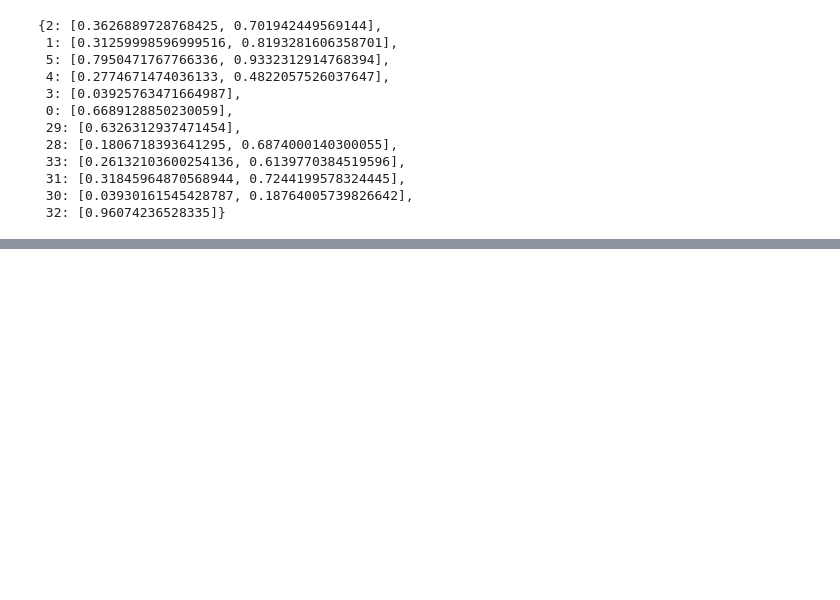
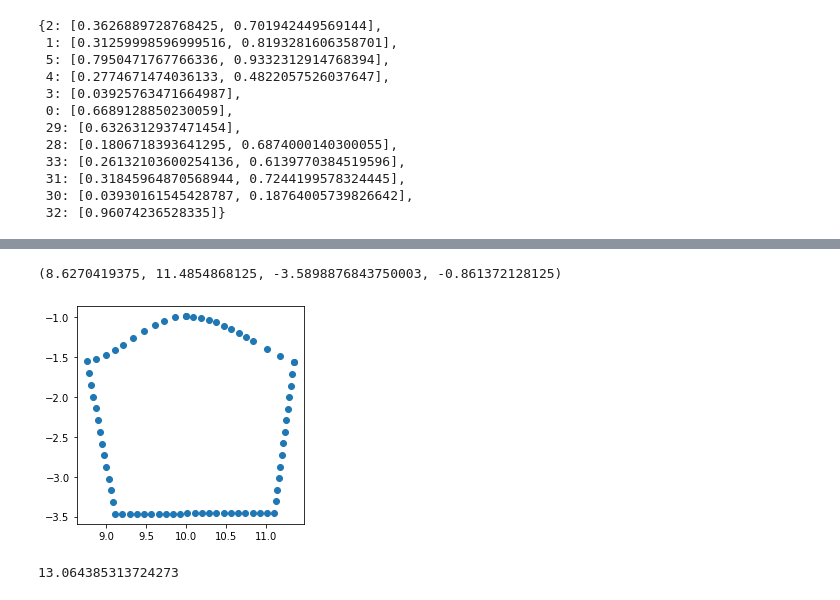
Before and after one commit to clara-kang/shape_matching, a Jupyter notebook: create_cross_stream_line.ipynb, the cells around one changed output, grey strips where cells are left out. Drawn from its saved outputs; the diff is of its cells as text; code cells hidden in the pictures; blank space fills up the shorter version.

```diff
--- a/create_cross_stream_line.ipynb
+++ b/create_cross_stream_line.ipynb
@@ -640,0 +743,9 @@ new_cid_node_percentage_map
+# %%
+pts_np = np.array(p4_pts)
+
+plt.plot(pts_np[:,0], pts_np[:,1], 'o')
+
+plt.axis('scaled')
+# %% [output]
+(8.6270419375, 11.4854868125, -3.5898876843750003, -0.861372128125)
+[figure, added]
@@ -641,3 +754,7 @@ new_cid_node_percentage_map
+# %%
+(getCurveLength(23) + getCurveLength(24))/2/0.13
+# %% [output]
+13.064385313724273
 # %%
 plt.figure(figsize=(15, 15))
 
```
Also changed, not shown: parts of 13 cells of this notebook.
